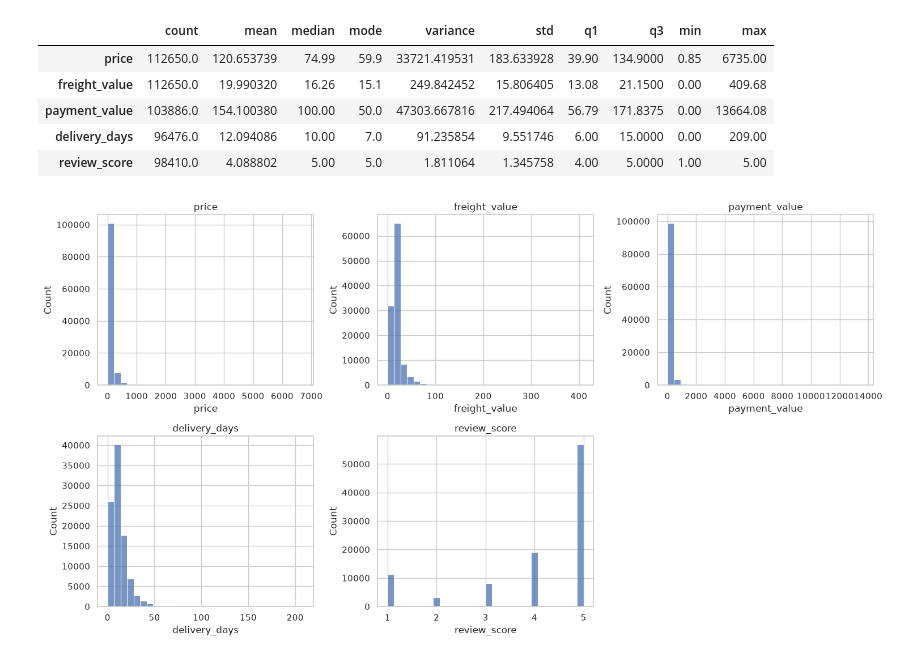
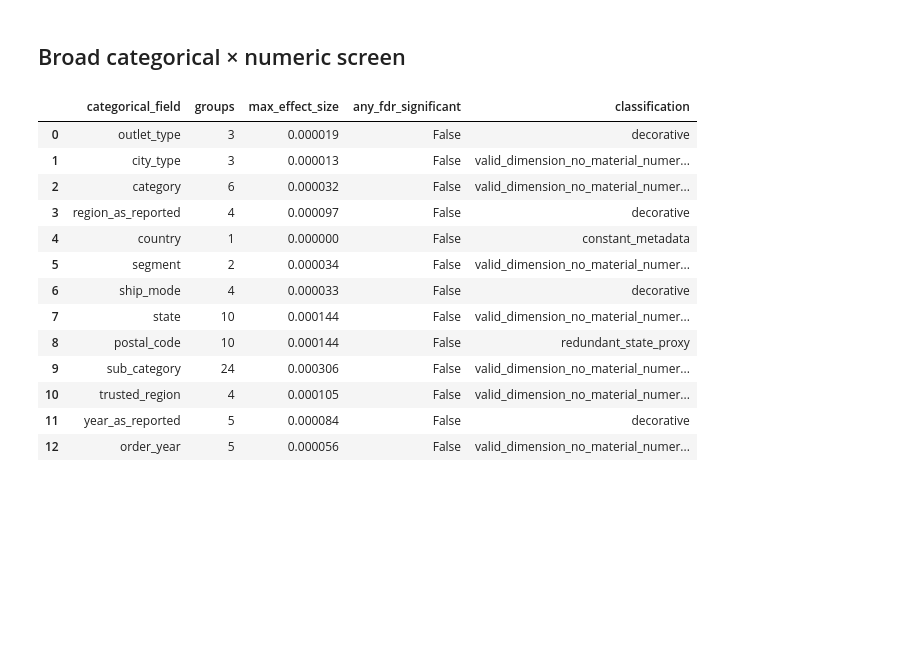
Before and after one commit to ParthrChandurkar/Retail-IQ, a Jupyter notebook: analytics/notebooks/02_eda.ipynb, the cells around one changed output. Drawn from its saved outputs; the diff is of its cells as text; code cells hidden in the pictures; blank space fills up the shorter version.

```diff
--- a/analytics/notebooks/02_eda.ipynb
+++ b/analytics/notebooks/02_eda.ipynb
@@ -17,23 +17,20 @@ sns.set_theme(style='whitegrid')
 eda = await run_eda()
+# %% [markdown]
+## Broad categorical × numeric screen
 # %%
-pd.DataFrame(eda['univariate']).T
+pd.DataFrame(eda['categorical_screen']['field_summary'])
 # %% [output]
-|  | count | mean | median | mode | variance | std | q1 | q3 | min | max |
-| price | 112650.0 | 120.653739 | 74.99 | 59.9 | 33721.419531 | 183.633928 | 39.90 | 134.9000 | 0.85 | 6735.00 |
-| freight_value | 112650.0 | 19.990320 | 16.26 | 15.1 | 249.842452 | 15.806405 | 13.08 | 21.1500 | 0.00 | 409.68 |
-| payment_value | 103886.0 | 154.100380 | 100.00 | 50.0 | 47303.667816 | 217.494064 | 56.79 | 171.8375 | 0.00 | 13664.08 |
-| delivery_days | 96476.0 | 12.094086 | 10.00 | 7.0 | 91.235854 | 9.551746 | 6.00 | 15.0000 | 0.00 | 209.00 |
-| review_score | 98410.0 | 4.088802 | 5.00 | 5.0 | 1.811064 | 1.345758 | 4.00 | 5.0000 | 1.00 | 5.00 |
+|  | categorical_field | groups | max_effect_size | any_fdr_significant | classification |
+| 0 | outlet_type | 3 | 0.000019 | False | decorative |
+| 1 | city_type | 3 | 0.000013 | False | valid_dimension_no_material_numer... |
+| 2 | category | 6 | 0.000032 | False | valid_dimension_no_material_numer... |
+| 3 | region_as_reported | 4 | 0.000097 | False | decorative |
+| 4 | country | 1 | 0.000000 | False | constant_metadata |
+| 5 | segment | 2 | 0.000034 | False | valid_dimension_no_material_numer... |
+| 6 | ship_mode | 4 | 0.000033 | False | decorative |
+| 7 | state | 10 | 0.000144 | False | valid_dimension_no_material_numer... |
+| 8 | postal_code | 10 | 0.000144 | False | redundant_state_proxy |
+| 9 | sub_category | 24 | 0.000306 | False | valid_dimension_no_material_numer... |
+| 10 | trusted_region | 4 | 0.000105 | False | valid_dimension_no_material_numer... |
+| 11 | year_as_reported | 5 | 0.000084 | False | decorative |
+| 12 | order_year | 5 | 0.000056 | False | valid_dimension_no_material_numer... |
-# %%
-items = await query_frame('SELECT price, freight_value FROM curated.order_items')
-payments = await query_frame('SELECT payment_value FROM curated.payment_details')
-delivery = await query_frame('SELECT delivery_days FROM curated.orders WHERE delivery_days IS NOT NULL')
-reviews = await query_frame("SELECT review_score FROM (SELECT DISTINCT ON (review_id) review_id, review_score FROM curated.reviews ORDER BY review_id, order_id) x")
-fig, axes = plt.subplots(2, 3, figsize=(15, 8))
-for ax, (name, values) in zip(axes.flat, [('price', items.price), ('freight_value', items.freight_value), ('payment_value', payments.payment_value), ('delivery_days', delivery.delivery_days), ('review_score', reviews.review_score)]):
-    sns.histplot(pd.to_numeric(values), bins=30, ax=ax)
-    ax.set_title(name)
-axes.flat[-1].axis('off')
-plt.tight_layout()
-# %% [output]
-[figure, removed]
```
Also changed, not shown: parts of 17 cells of this notebook, 4 other files.
